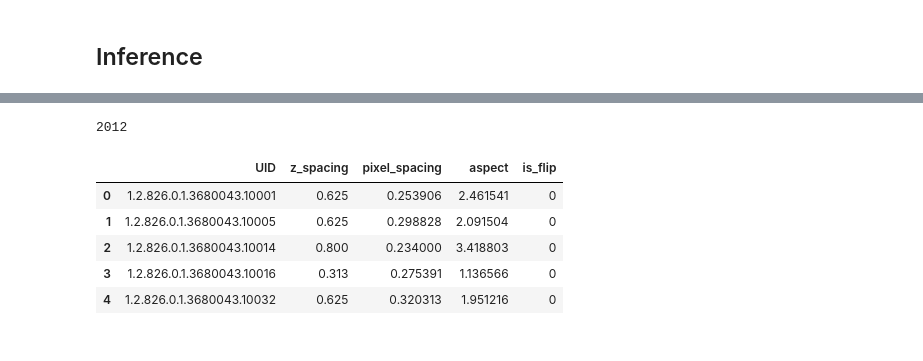
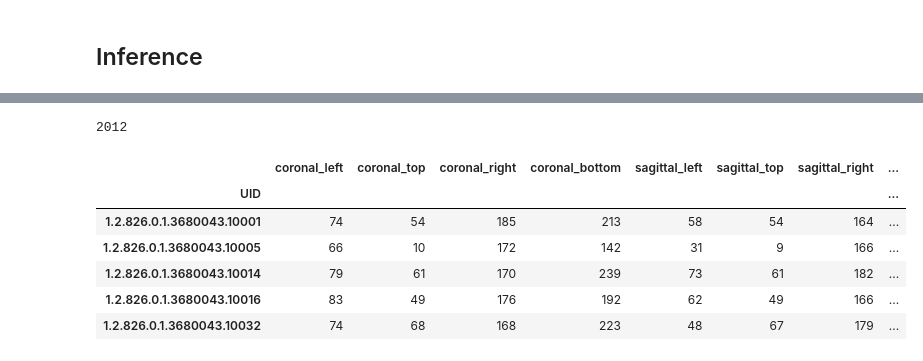
Before and after one commit to ghty011/cervical_spine, a Jupyter notebook: train/inference_segmentation_vertical.ipynb, the cells around one changed output, grey strips where cells are left out. Saved outputs shown, nothing was run; the diff lists cells and outputs as text; code cells hidden in the pictures.

```diff
--- a/train/inference_segmentation_vertical.ipynb
+++ b/train/inference_segmentation_vertical.ipynb
@@ -219,12 +220,15 @@ class VerticalImageDataset(Dataset):
+# %%
+len(xray_df)
+# %% [output]
+2012
 # %%
-df = pd.read_csv(os.path.join(DATA_DIR, 'meta_train_3d.csv'))
-print(len(df))
-df.head()
+bbox_df = pd.read_csv(os.path.join(DATA_DIR, 'meta_boundary_throw_anomaly.csv')).set_index('UID')
+bbox_df.head()
 # %% [output]
-2012
-|  | UID | z_spacing | pixel_spacing | aspect | is_flip |
-| 0 | 1.2.826.0.1.3680043.10001 | 0.625 | 0.253906 | 2.461541 | 0 |
-| 1 | 1.2.826.0.1.3680043.10005 | 0.625 | 0.298828 | 2.091504 | 0 |
-| 2 | 1.2.826.0.1.3680043.10014 | 0.800 | 0.234000 | 3.418803 | 0 |
-| 3 | 1.2.826.0.1.3680043.10016 | 0.313 | 0.275391 | 1.136566 | 0 |
-| 4 | 1.2.826.0.1.3680043.10032 | 0.625 | 0.320313 | 1.951216 | 0 |
+|  | coronal_left | coronal_top | coronal_right | coronal_bottom | sagittal_left | sagittal_top | sagittal_right | ... |
+| UID |  |  |  |  |  |  |  | ... |
+| 1.2.826.0.1.3680043.10001 | 74 | 54 | 185 | 213 | 58 | 54 | 164 | ... |
+| 1.2.826.0.1.3680043.10005 | 66 | 10 | 172 | 142 | 31 | 9 | 166 | ... |
+| 1.2.826.0.1.3680043.10014 | 79 | 61 | 170 | 239 | 73 | 61 | 182 | ... |
+| 1.2.826.0.1.3680043.10016 | 83 | 49 | 176 | 192 | 62 | 49 | 166 | ... |
+| 1.2.826.0.1.3680043.10032 | 74 | 68 | 168 | 223 | 48 | 67 | 179 | ... |
```
Also changed, not shown: parts of 32 cells of this notebook, 1 other file.
